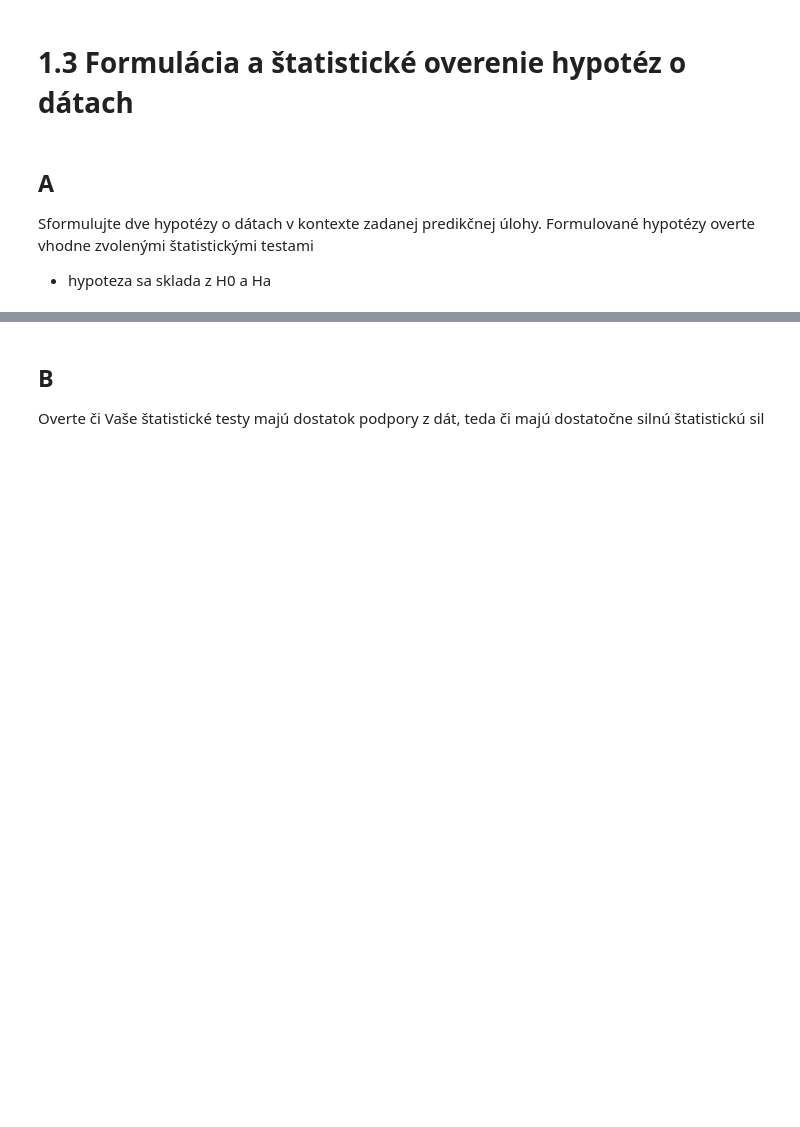
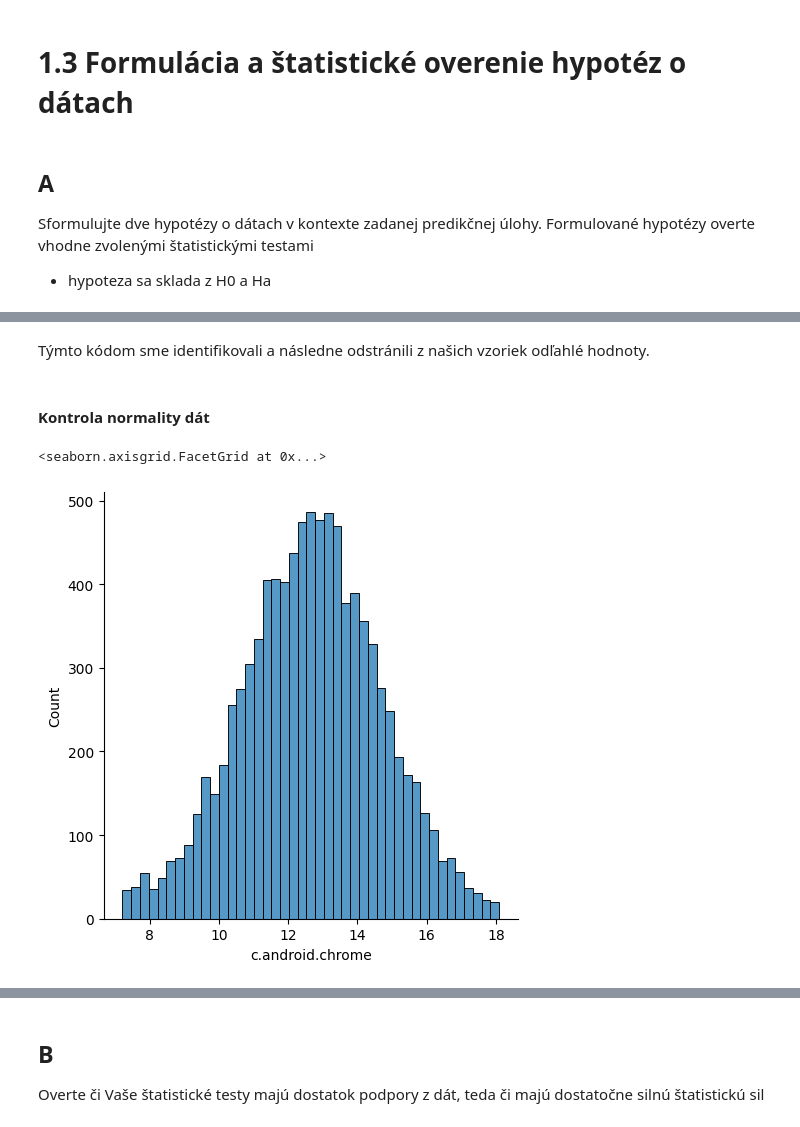
Before and after one commit to brenky7/IAU_projekt, a Jupyter notebook: projekt.ipynb, the cells around one changed output, grey strips where cells are left out. Saved outputs shown, nothing was run; the diff lists cells and outputs as text; code cells hidden in the pictures; blank space fills up the shorter version.

```diff
--- a/projekt.ipynb
+++ b/projekt.ipynb
@@ -1650,0 +1859,3 @@ Formulované hypotézy overte vhodne zvolenými štatistickými testami
+# %%
+chrome = connections[connections['mwra'] == 1]['c.android.chrome']
+youtube = connections[connections['mwra'] == 1]['c.android.youtube']
@@ -1650,0 +1877,21 @@ Formulované hypotézy overte vhodne zvolenými štatistickými testami
+# %%
+def identify_outliers(a):
+    lower = a.quantile(0.25) - 1.5 * stats.iqr(a)
+    upper = a.quantile(0.75) + 1.5 * stats.iqr(a)
+
+    return a[(a > upper) | (a < lower)]
+# %%
+chrome_out = identify_outliers(chrome)
+chrome = chrome.drop(chrome_out.index)
+
+youtube_out = identify_outliers(youtube)
+youtube = youtube.drop(youtube_out.index)
+# %% [markdown]
+Týmto kódom sme identifikovali a následne odstránili z našich vzoriek odľahlé hodnoty.
+# %% [markdown]
+#### Kontrola normality dát
+# %%
+sns.displot(chrome)
+# %% [output]
+<seaborn.axisgrid.FacetGrid at 0x...>
+[figure, added]
```
Also changed, not shown: parts of 43 cells of this notebook.
